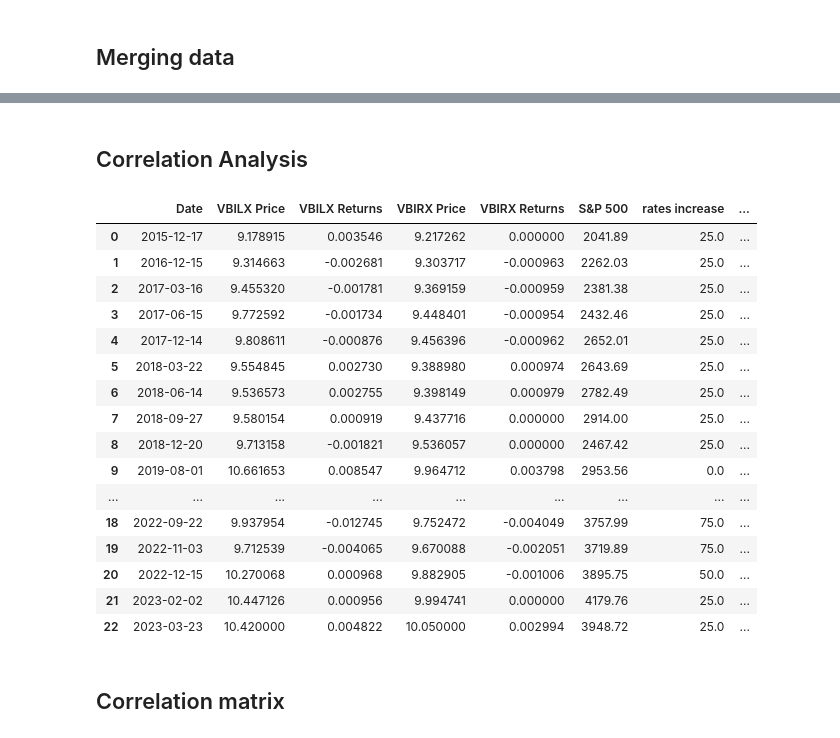
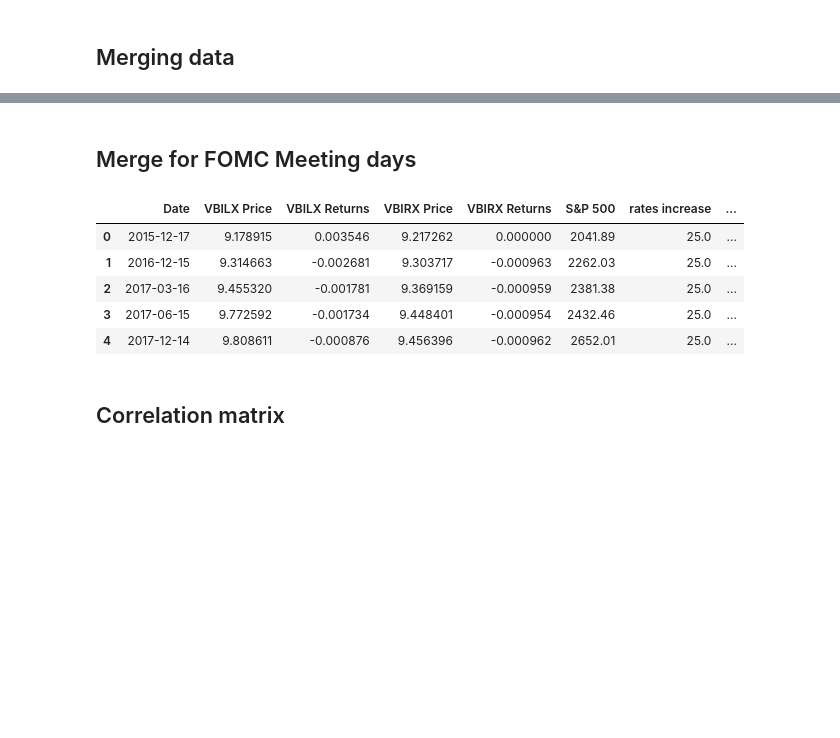
Before and after one commit to mab923/finalteamproject, a Jupyter notebook: FinalProject.ipynb, the cells around one changed output, grey strips where cells are left out. Drawn from its saved outputs; the diff is of its cells as text; code cells hidden in the pictures; blank space fills up the shorter version.

```diff
--- a/FinalProject.ipynb
+++ b/FinalProject.ipynb
@@ -41,2 +36,2 @@ merged_data
 # %% [markdown]
-## Correlation Analysis
+## Merge for FOMC Meeting days
@@ -50,26 +38,18 @@ merged_data_filtered = merged_data[merged_data['Date'].isin(filtered_dates)]
+# %%
+filtered_dates = rates['Date'].tolist()
+merged_data_filtered = merged_data[merged_data['Date'].isin(filtered_dates)]
 # %%
-merged_data_rates = pd.merge(merged_data_filtered, rates, on='Date', how='left')
+Data_with_rates = pd.merge(merged_data_filtered, rates, on='Date', how='left')
 # %%
-merged_data_rates = merged_data_rates.rename(columns={'Increase': 'rates increase', 'Decrease': 'rates decrease', 'Tgt_level': 'rates Tgt_level'})
-merged_data_rates
+Data_with_rates  = Data_with_rates .rename(columns={'Increase': 'rates increase', 'Decrease': 'rates decrease', 'Tgt_level': 'rates Tgt_level'})
+Data_with_rates.head()
 # %% [output]
 |  | Date | VBILX Price | VBILX Returns | VBIRX Price | VBIRX Returns | S&P 500 | rates increase | ... |
 | 0 | 2015-12-17 | 9.178915 | 0.003546 | 9.217262 | 0.000000 | 2041.89 | 25.0 | ... |
 | 1 | 2016-12-15 | 9.314663 | -0.002681 | 9.303717 | -0.000963 | 2262.03 | 25.0 | ... |
 | 2 | 2017-03-16 | 9.455320 | -0.001781 | 9.369159 | -0.000959 | 2381.38 | 25.0 | ... |
 | 3 | 2017-06-15 | 9.772592 | -0.001734 | 9.448401 | -0.000954 | 2432.46 | 25.0 | ... |
 | 4 | 2017-12-14 | 9.808611 | -0.000876 | 9.456396 | -0.000962 | 2652.01 | 25.0 | ... |
-| 5 | 2018-03-22 | 9.554845 | 0.002730 | 9.388980 | 0.000974 | 2643.69 | 25.0 | ... |
-| 6 | 2018-06-14 | 9.536573 | 0.002755 | 9.398149 | 0.000979 | 2782.49 | 25.0 | ... |
-| 7 | 2018-09-27 | 9.580154 | 0.000919 | 9.437716 | 0.000000 | 2914.00 | 25.0 | ... |
-| 8 | 2018-12-20 | 9.713158 | -0.001821 | 9.536057 | 0.000000 | 2467.42 | 25.0 | ... |
-| 9 | 2019-08-01 | 10.661653 | 0.008547 | 9.964712 | 0.003798 | 2953.56 | 0.0 | ... |
-| ... | ... | ... | ... | ... | ... | ... | ... | ... |
-| 18 | 2022-09-22 | 9.937954 | -0.012745 | 9.752472 | -0.004049 | 3757.99 | 75.0 | ... |
-| 19 | 2022-11-03 | 9.712539 | -0.004065 | 9.670088 | -0.002051 | 3719.89 | 75.0 | ... |
-| 20 | 2022-12-15 | 10.270068 | 0.000968 | 9.882905 | -0.001006 | 3895.75 | 50.0 | ... |
-| 21 | 2023-02-02 | 10.447126 | 0.000956 | 9.994741 | 0.000000 | 4179.76 | 25.0 | ... |
-| 22 | 2023-03-23 | 10.420000 | 0.004822 | 10.050000 | 0.002994 | 3948.72 | 25.0 | ... |
 # %% [markdown]
 ## Correlation matrix
 # %%
```
Also changed, not shown: parts of 6 cells of this notebook.
